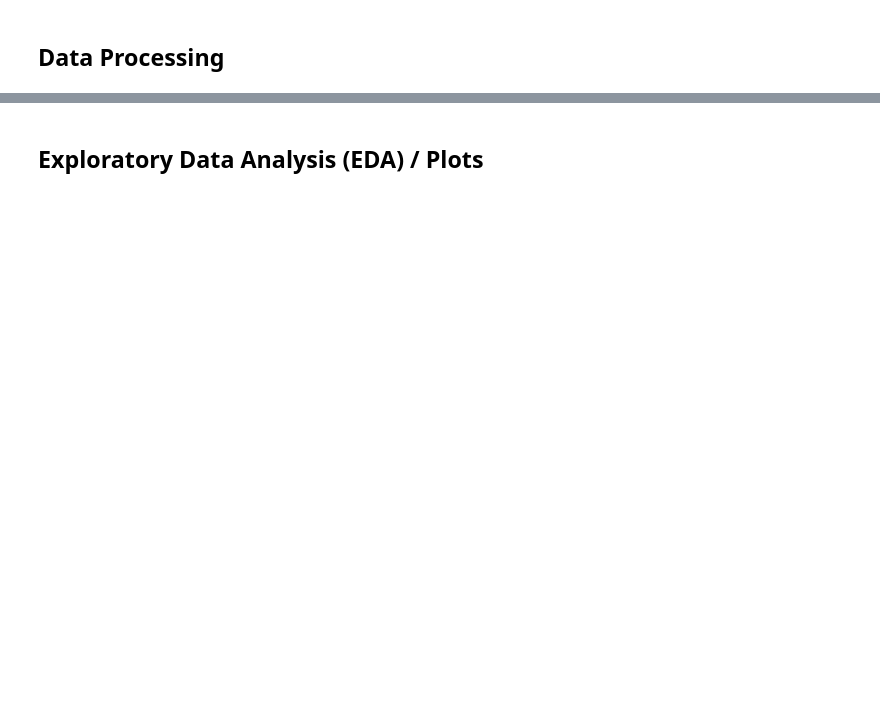
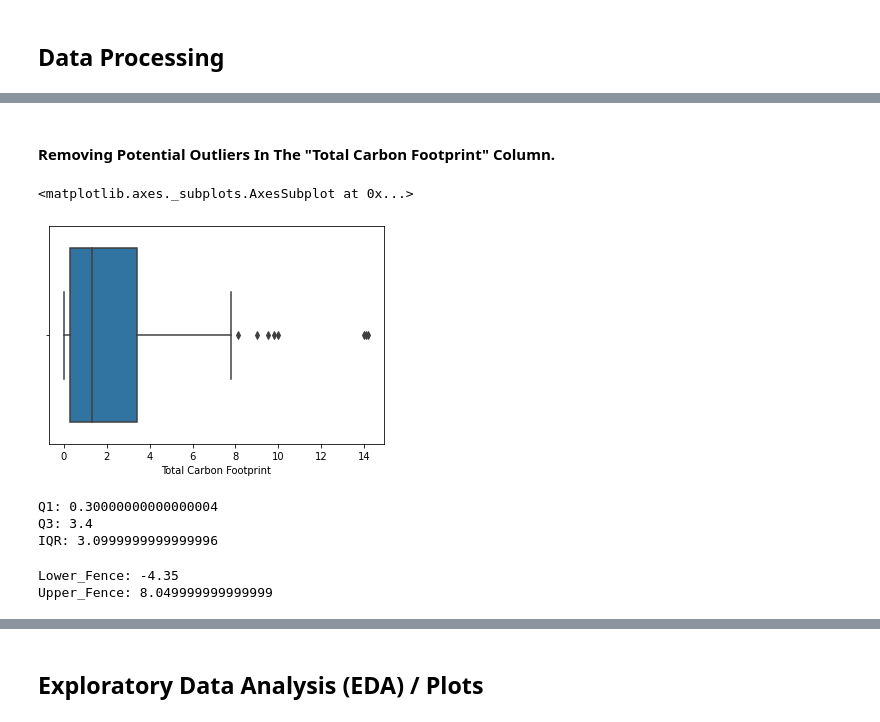
Before and after one commit to Qubits-01/life-expectancy-predictor, a Jupyter notebook: LifeExpectancyPredictor.ipynb, the cells around one changed output, grey strips where cells are left out. Drawn from its saved outputs; the diff is of its cells as text; code cells hidden in the pictures; blank space fills up the shorter version.

```diff
--- a/LifeExpectancyPredictor.ipynb
+++ b/LifeExpectancyPredictor.ipynb
@@ -8,0 +384,7 @@
+# %%
+# Filter out the outlier data and print only the potential data.
+tidy_data = tidy_data[~((tidy_data["Per Capita GDP"] < Lower_Fence) |(tidy_data["Per Capita GDP"] > Upper_Fence))]
+
+# Resetting the index of "tidy_data"
+tidy_data.reset_index(drop=True, inplace=True)
+tidy_data
@@ -8,0 +405,32 @@
+# %% [markdown]
+#### Removing Potential Outliers In The "Total Carbon Footprint" Column.
+# %%
+# Boxplot of the "Total Carbon Footprint"
+sbn.boxplot(x = tidy_data['Total Carbon Footprint'])
+# %% [output]
+<matplotlib.axes._subplots.AxesSubplot at 0x...>
+[figure, added]
+# %%
+# Find the Interquartile range of "Total Carbon Footprint" column from 25th quartile
+# and 75th quartile.
+Q1 = tidy_data["Total Carbon Footprint"].quantile(0.25)
+Q3 = tidy_data["Total Carbon Footprint"].quantile(0.75)
+IQR = Q3 - Q1
+
+print('Q1:', Q1)
+print('Q3:', Q3)
+print('IQR:', IQR)
+# %% [output]
+Q1: 0.30000000000000004
+Q3: 3.4
+IQR: 3.0999999999999996
+# %%
+# Find the Upper Fence and Lower Fence.
+Lower_Fence = Q1 - (1.5 * IQR)  # lower fence formula
+Upper_Fence = Q3 + (1.5 * IQR)  # Upper fence formula
+
+print('Lower_Fence:', Lower_Fence)
+print('Upper_Fence:', Upper_Fence)
+# %% [output]
+Lower_Fence: -4.35
+Upper_Fence: 8.049999999999999
```
Also changed, not shown: parts of 119 cells of this notebook.
